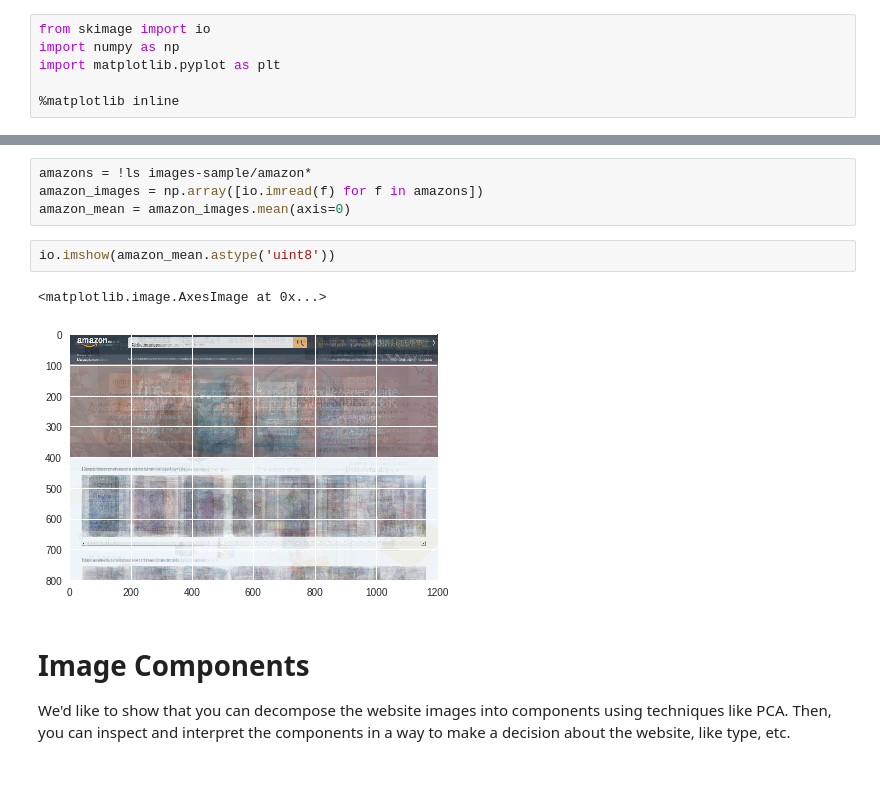
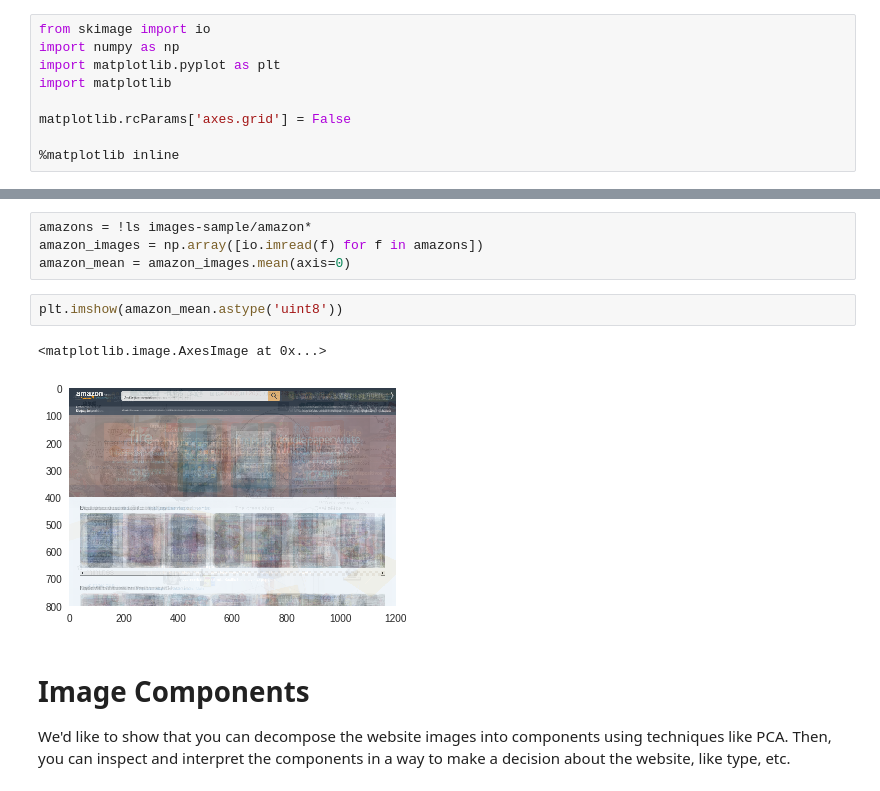
Before and after one commit to mathcass/eigenlayout, a Jupyter notebook: Analysis.ipynb, the cells around one changed output, grey strips where cells are left out. Cells and saved outputs as stored; diff of their text form.

Commit message:
Fixed grid style

```diff
--- a/Analysis.ipynb
+++ b/Analysis.ipynb
@@ -45,6 +45,9 @@ xgboost==0.7.post4
 from skimage import io
 import numpy as np
 import matplotlib.pyplot as plt
+import matplotlib
+
+matplotlib.rcParams['axes.grid'] = False
 
 %matplotlib inline
 # %% [markdown]
@@ -58,10 +61,10 @@ amazons = !ls images-sample/amazon*
 amazon_images = np.array([io.imread(f) for f in amazons])
 amazon_mean = amazon_images.mean(axis=0)
 # %%
-io.imshow(amazon_mean.astype('uint8'))
+plt.imshow(amazon_mean.astype('uint8'))
 # %% [output]
 <matplotlib.image.AxesImage at 0x...>
-[figure, old version]
+[figure, new version]
 # %% [markdown]
 # Image Components
 
```
Also changed, not shown: parts of 8 cells of this notebook.
